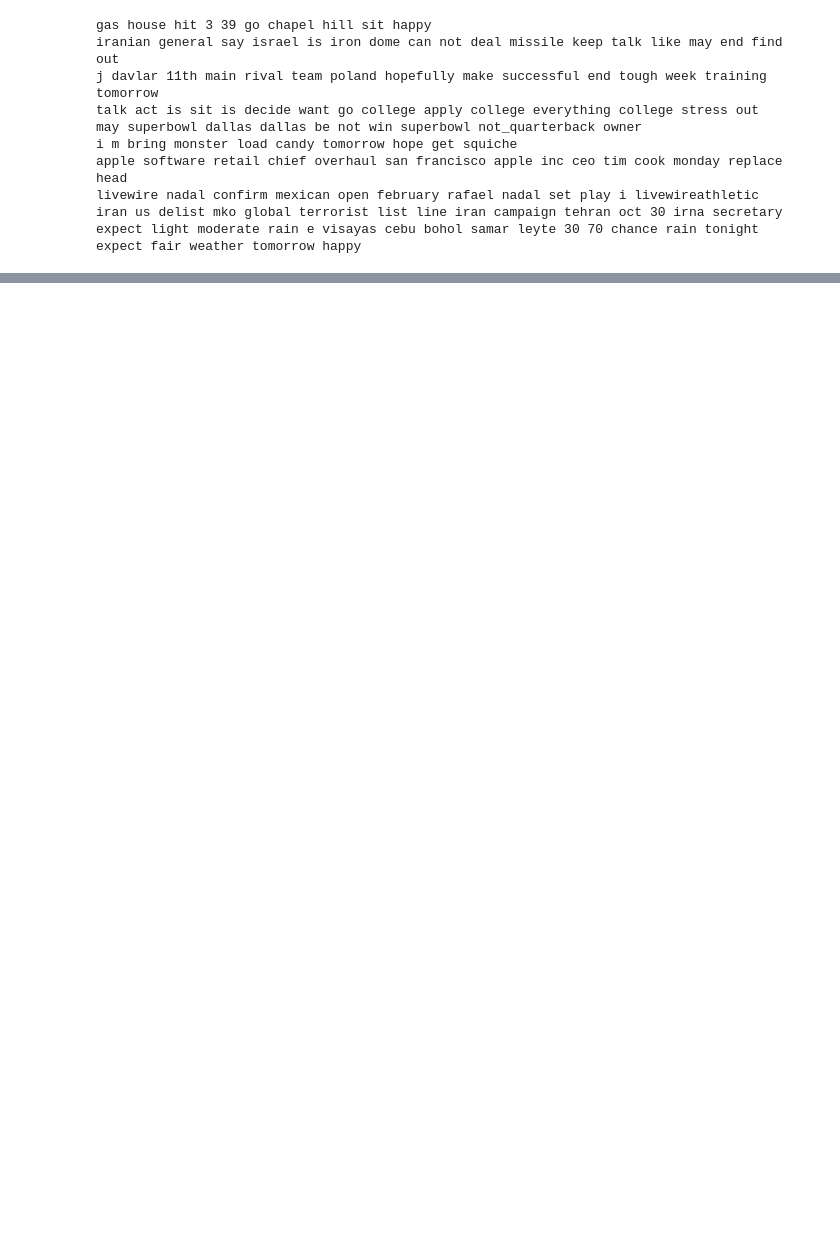
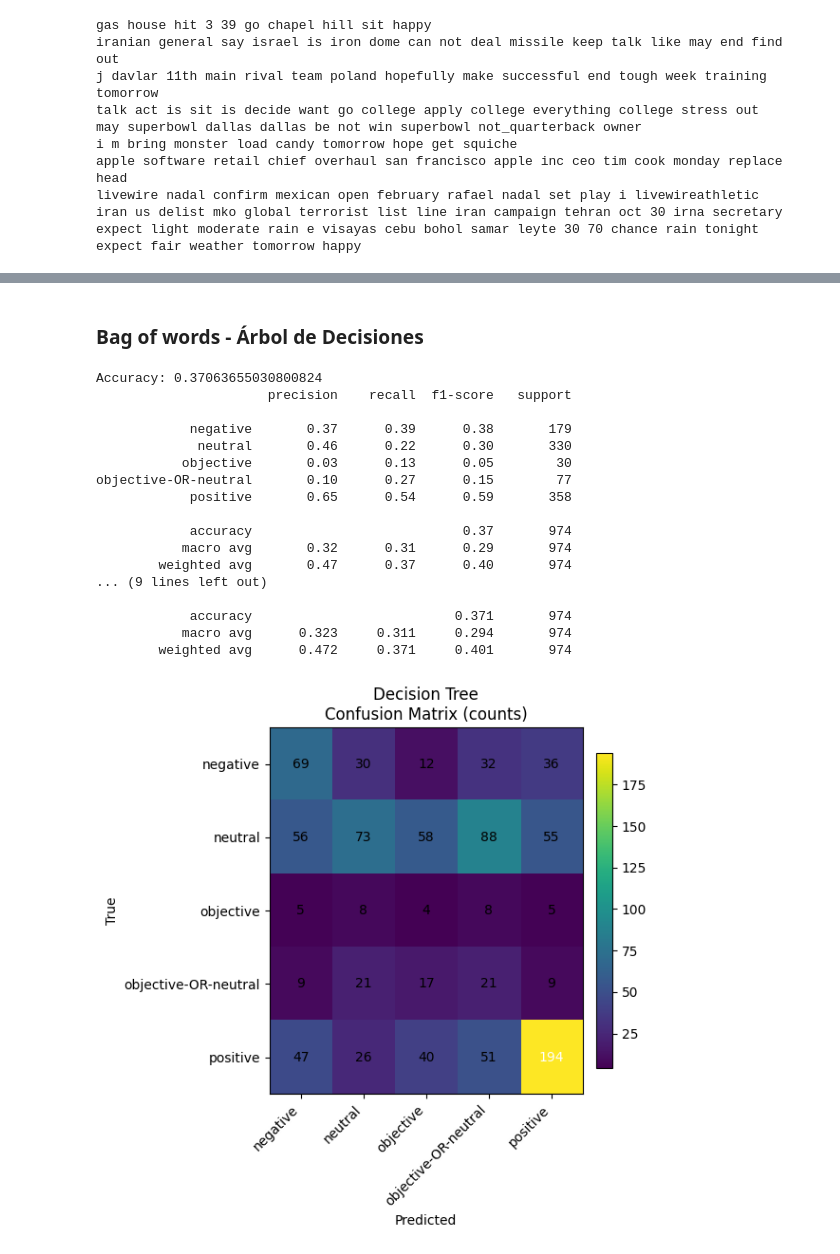
Before and after one commit to RicardoCalvoP/TC3007C, a Jupyter notebook: NaturalLanguageProcessing/Tarea_2.ipynb, the cells around one changed output, grey strips where cells are left out. Drawn from its saved outputs; the diff is of its cells as text; code cells hidden in the pictures; blank space fills up the shorter version.

```diff
--- a/NaturalLanguageProcessing/Tarea_2.ipynb
+++ b/NaturalLanguageProcessing/Tarea_2.ipynb
@@ -435,0 +576,32 @@ Estos clasificadores se eligieron porque son modelos ampliamente utilizados en t
+# %% [markdown]
+### Bag of words - Árbol de Decisiones
+# %%
+dt = DecisionTreeClassifier(class_weight="balanced", random_state=0)
+dt.fit(X_train, y_train)
+y_pred_dt = dt.predict(X_test)
+
+# --- EVAL ---
+print("Accuracy:", accuracy_score(y_test, y_pred_dt))
+print(classification_report(y_test, y_pred_dt))
+cm = plot_confusion_matrix(y_test, y_pred_dt,
+                           class_names=["negative", "neutral", "objective", "objective-OR-neutral", "positive"],
+                           title_prefix="Decision Tree")
+# %% [output]
+Accuracy: 0.37063655030800824
+                      precision    recall  f1-score   support
+
+            negative       0.37      0.39      0.38       179
+             neutral       0.46      0.22      0.30       330
+           objective       0.03      0.13      0.05        30
+objective-OR-neutral       0.10      0.27      0.15        77
+            positive       0.65      0.54      0.59       358
+
+            accuracy                           0.37       974
+           macro avg       0.32      0.31      0.29       974
+        weighted avg       0.47      0.37      0.40       974
+... (9 lines left out)
+
+            accuracy                          0.371       974
+           macro avg      0.323     0.311     0.294       974
+        weighted avg      0.472     0.371     0.401       974
+[figure, added]
```
Also changed, not shown: parts of 96 cells of this notebook.
